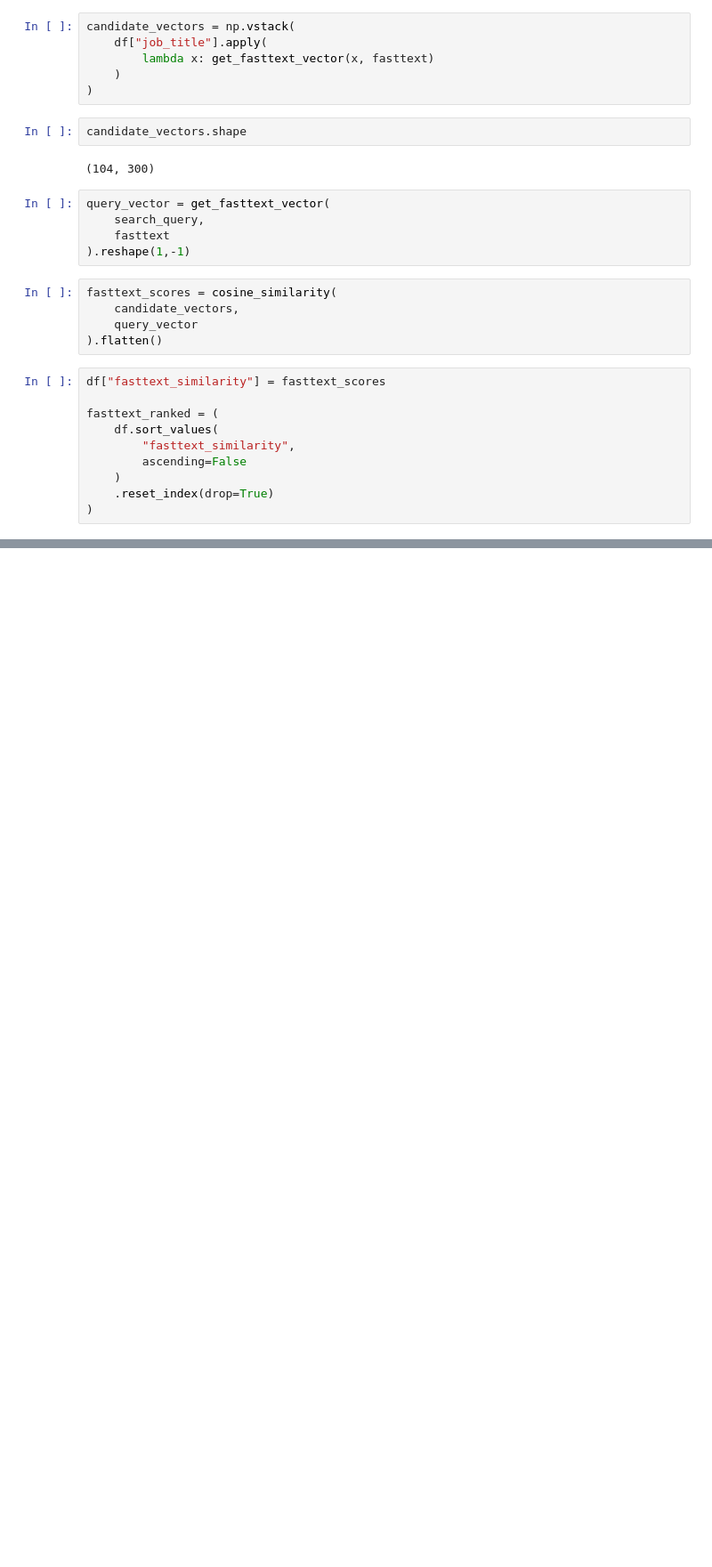
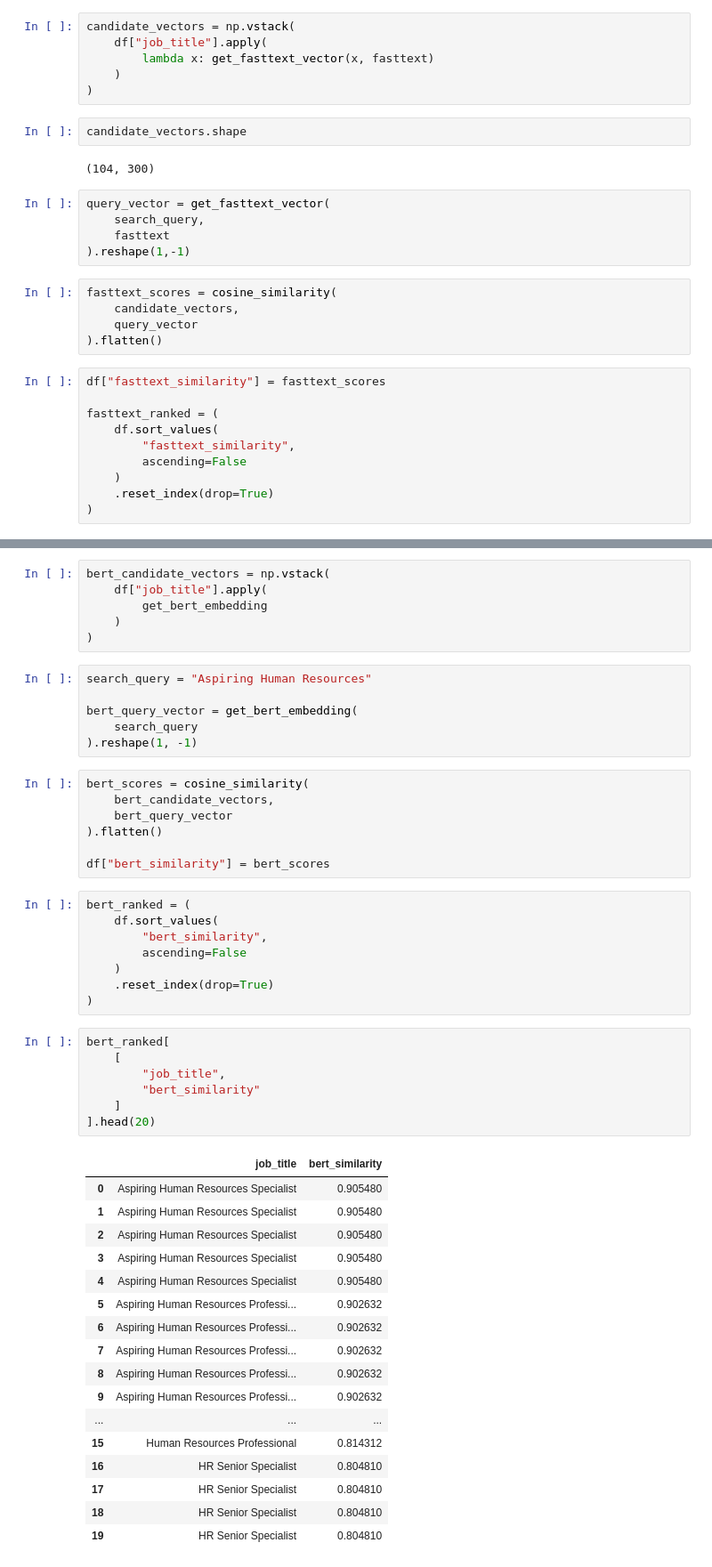
Before and after one commit to DillonR03/Potential-Talents-Candidate-Ranking-Model, a Jupyter notebook: PotentialTalentsNotebook.ipynb, the cells around one changed output, grey strips where cells are left out. Shown at 89% size. Saved outputs shown, nothing was run; the diff lists cells and outputs as text; blank space fills up the shorter version.

```diff
--- a/PotentialTalentsNotebook.ipynb
+++ b/PotentialTalentsNotebook.ipynb
@@ -506,0 +692,52 @@ comparison.head(20)
+# %%
+bert_candidate_vectors = np.vstack(
+    df["job_title"].apply(
+        get_bert_embedding
+    )
+)
+# %%
+search_query = "Aspiring Human Resources"
+
+bert_query_vector = get_bert_embedding(
+    search_query
+).reshape(1, -1)
+# %%
+bert_scores = cosine_similarity(
+    bert_candidate_vectors,
+    bert_query_vector
+).flatten()
+
+df["bert_similarity"] = bert_scores
+# %%
+bert_ranked = (
+    df.sort_values(
+        "bert_similarity",
+        ascending=False
+    )
+    .reset_index(drop=True)
+)
+# %%
+bert_ranked[
+    [
+        "job_title",
+        "bert_similarity"
+    ]
+].head(20)
+# %% [output]
+|  | job_title | bert_similarity |
+| 0 | Aspiring Human Resources Specialist | 0.905480 |
+| 1 | Aspiring Human Resources Specialist | 0.905480 |
+| 2 | Aspiring Human Resources Specialist | 0.905480 |
+| 3 | Aspiring Human Resources Specialist | 0.905480 |
+| 4 | Aspiring Human Resources Specialist | 0.905480 |
+| 5 | Aspiring Human Resources Professi... | 0.902632 |
+| 6 | Aspiring Human Resources Professi... | 0.902632 |
+| 7 | Aspiring Human Resources Professi... | 0.902632 |
+| 8 | Aspiring Human Resources Professi... | 0.902632 |
+| 9 | Aspiring Human Resources Professi... | 0.902632 |
+| ... | ... | ... |
+| 15 | Human Resources Professional | 0.814312 |
+| 16 | HR Senior Specialist | 0.804810 |
+| 17 | HR Senior Specialist | 0.804810 |
+| 18 | HR Senior Specialist | 0.804810 |
+| 19 | HR Senior Specialist | 0.804810 |
```
Also changed, not shown: parts of 24 cells of this notebook.
